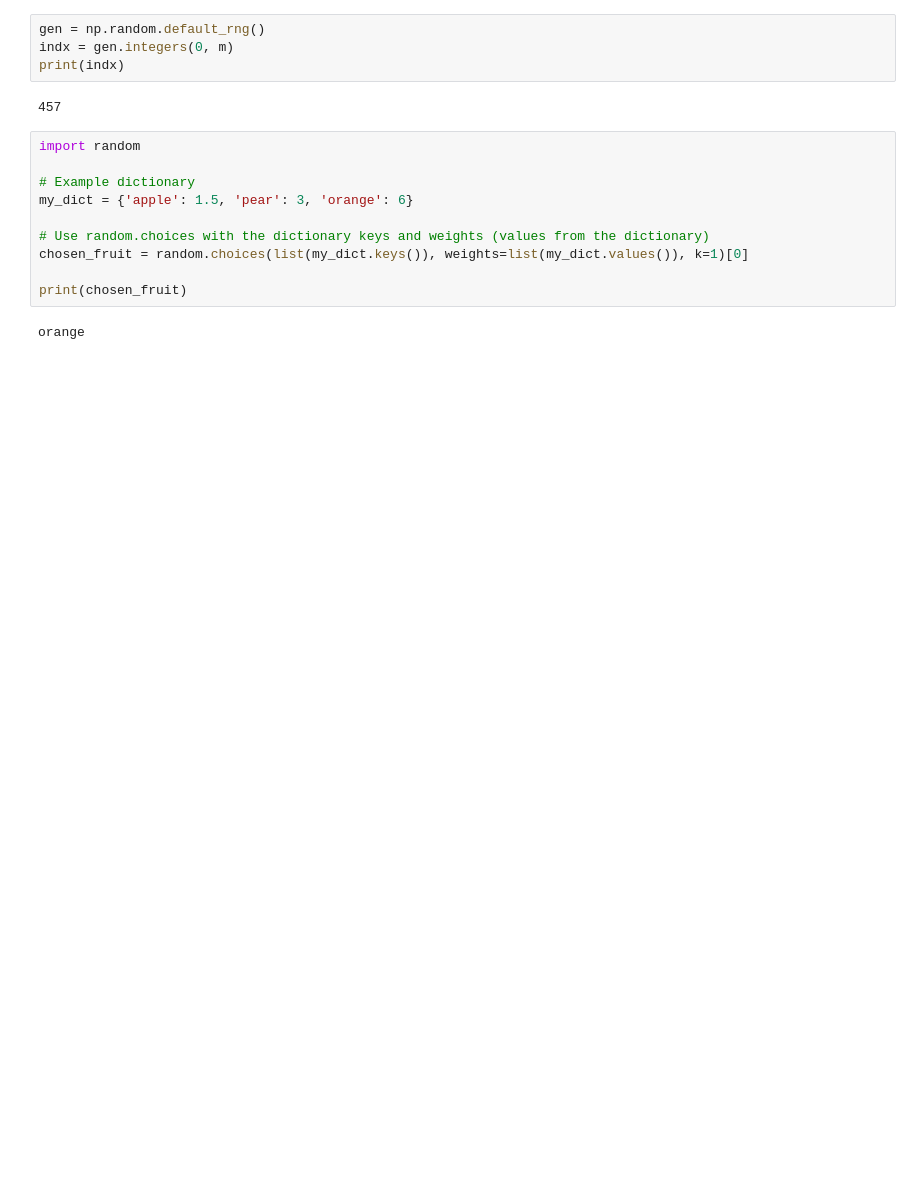
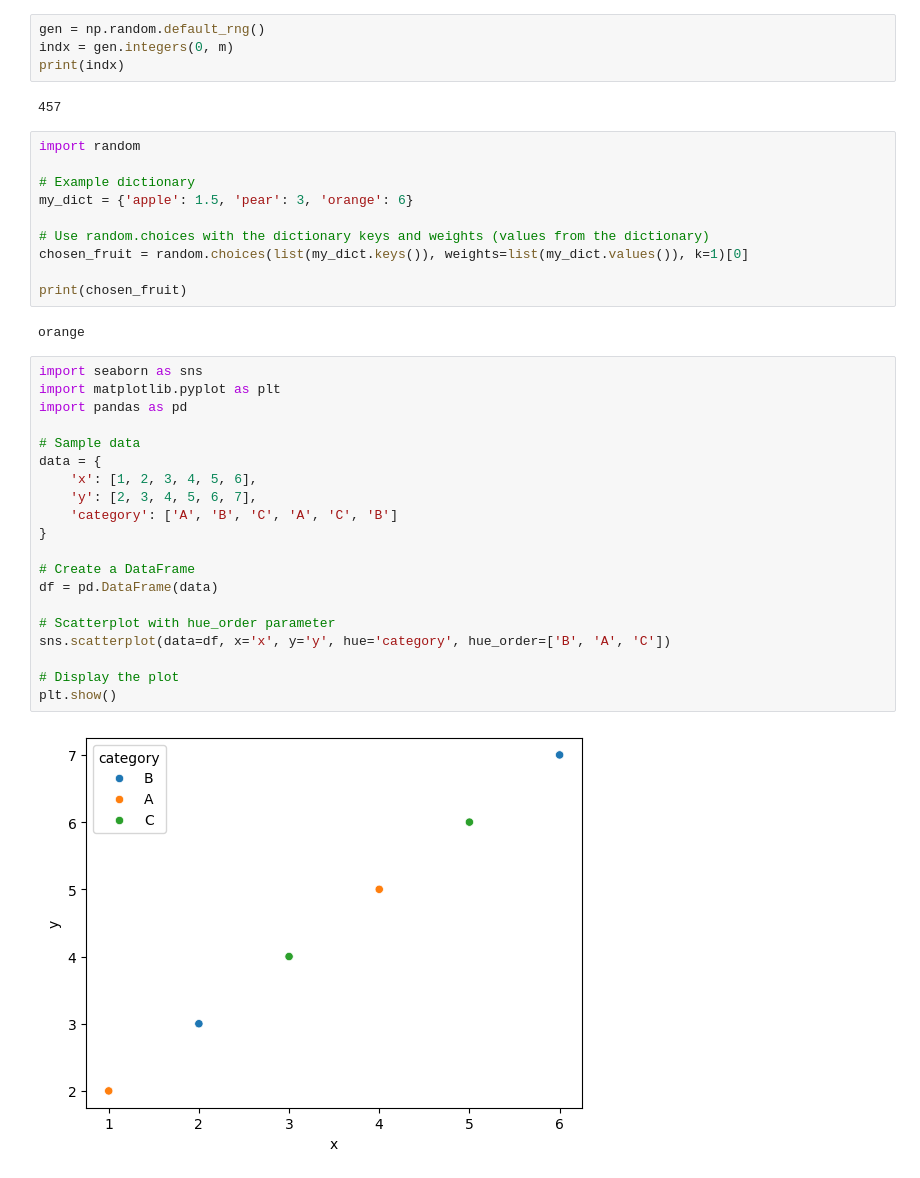
Before and after one commit to MARCI-UTK/EDS4AI, a Jupyter notebook: scratch_work/kmeans_selection_testing.ipynb, the cells around one changed output. Cells and saved outputs as stored; diff of their text form; blank space fills up the shorter version.

```diff
--- a/scratch_work/kmeans_selection_testing.ipynb
+++ b/scratch_work/kmeans_selection_testing.ipynb
@@ -179,3 +212,25 @@ chosen_fruit = random.choices(list(my_dict.keys()), weights=list(my_dict.values(
 print(chosen_fruit)
 # %% [output]
 orange
+# %%
+import seaborn as sns
+import matplotlib.pyplot as plt
+import pandas as pd
+
+# Sample data
+data = {
+    'x': [1, 2, 3, 4, 5, 6],
+    'y': [2, 3, 4, 5, 6, 7],
+    'category': ['A', 'B', 'C', 'A', 'C', 'B']
+}
+
+# Create a DataFrame
+df = pd.DataFrame(data)
+
+# Scatterplot with hue_order parameter
+sns.scatterplot(data=df, x='x', y='y', hue='category', hue_order=['B', 'A', 'C'])
+
+# Display the plot
+plt.show()
+# %% [output]
+[figure, added]
```
Also changed, not shown: parts of 10 cells of this notebook.
